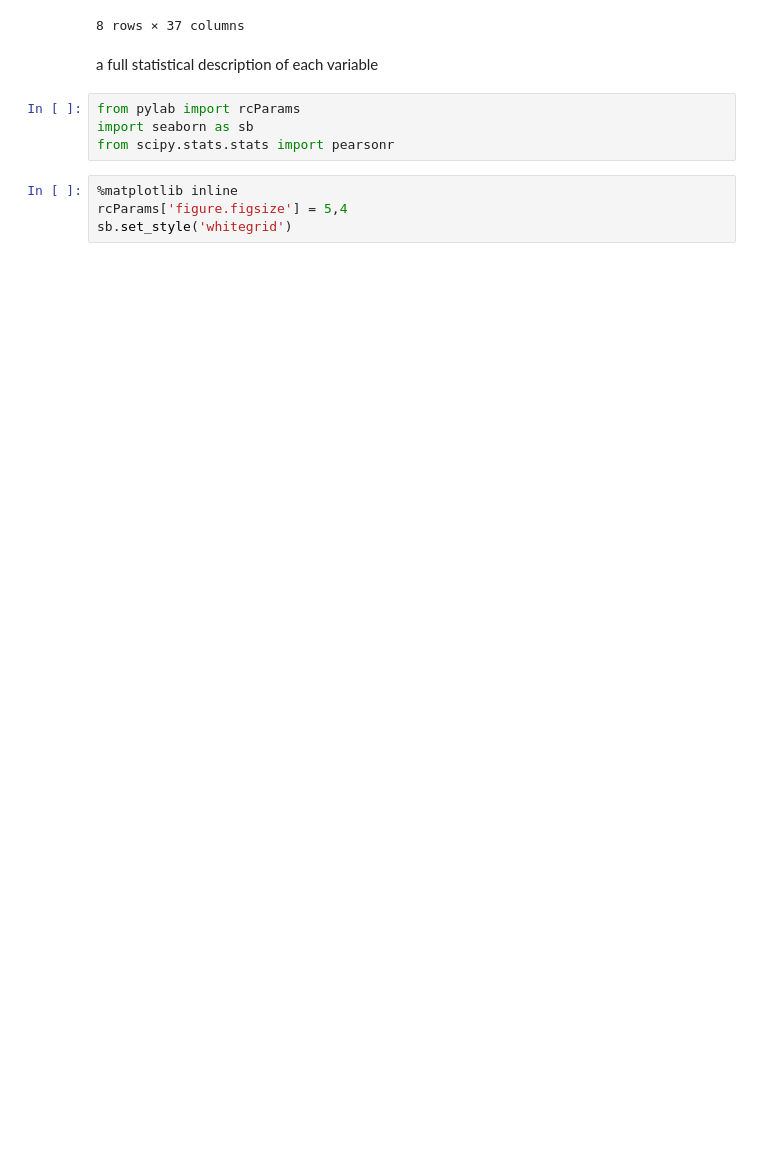
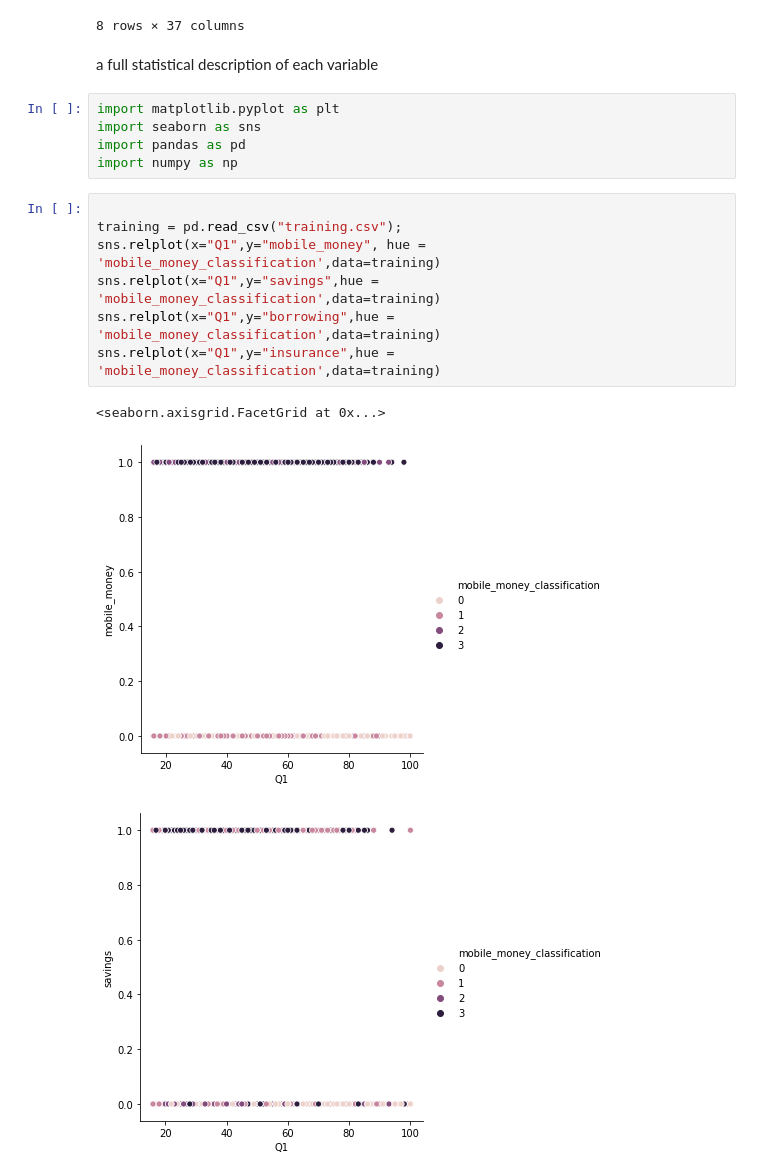
Before and after one commit to Oba-Keng/Data-Viz---Mobile-Money, a Jupyter notebook: Data Visualization - Mobile Money.ipynb, the cells around one changed output. Saved outputs shown, nothing was run; the diff lists cells and outputs as text; blank space fills up the shorter version.

```diff
--- a/Data Visualization - Mobile Money.ipynb
+++ b/Data Visualization - Mobile Money.ipynb
@@ -308,11 +308,19 @@ training.describe()
 8 rows × 37 columns
 # %% [markdown]
 a full statistical description of each variable
-# %%
-from pylab import rcParams
-import seaborn as sb
-from scipy.stats.stats import pearsonr
-# %%
-%matplotlib inline
-rcParams['figure.figsize'] = 5,4
-sb.set_style('whitegrid')
+# %%
+import matplotlib.pyplot as plt
+import seaborn as sns
+import pandas as pd
+import numpy as np
+# %%
+
+training = pd.read_csv("training.csv");
+sns.relplot(x="Q1",y="mobile_money", hue = 'mobile_money_classification',data=training)
+sns.relplot(x="Q1",y="savings",hue = 'mobile_money_classification',data=training)
+sns.relplot(x="Q1",y="borrowing",hue = 'mobile_money_classification',data=training)
+sns.relplot(x="Q1",y="insurance",hue = 'mobile_money_classification',data=training)
+# %% [output]
+<seaborn.axisgrid.FacetGrid at 0x...>
+[figure, added]
+[figure, added]
```
Also changed, not shown: parts of 35 cells of this notebook, 1 other file.
